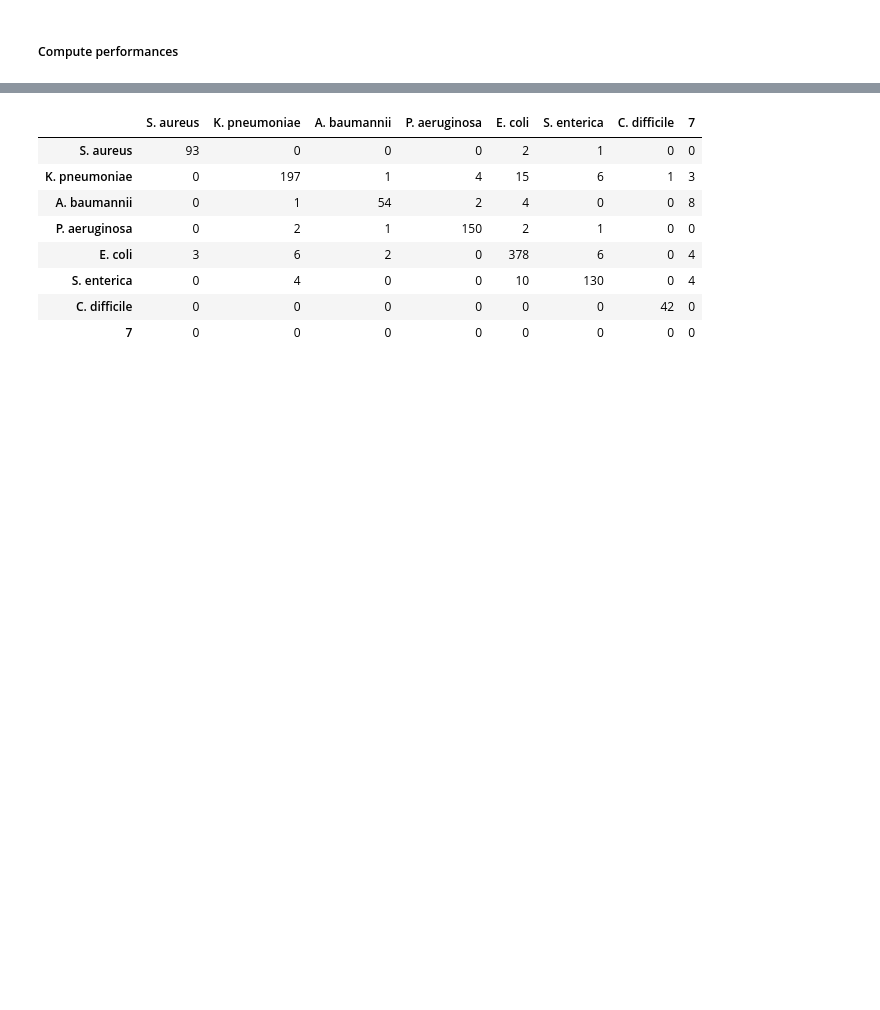
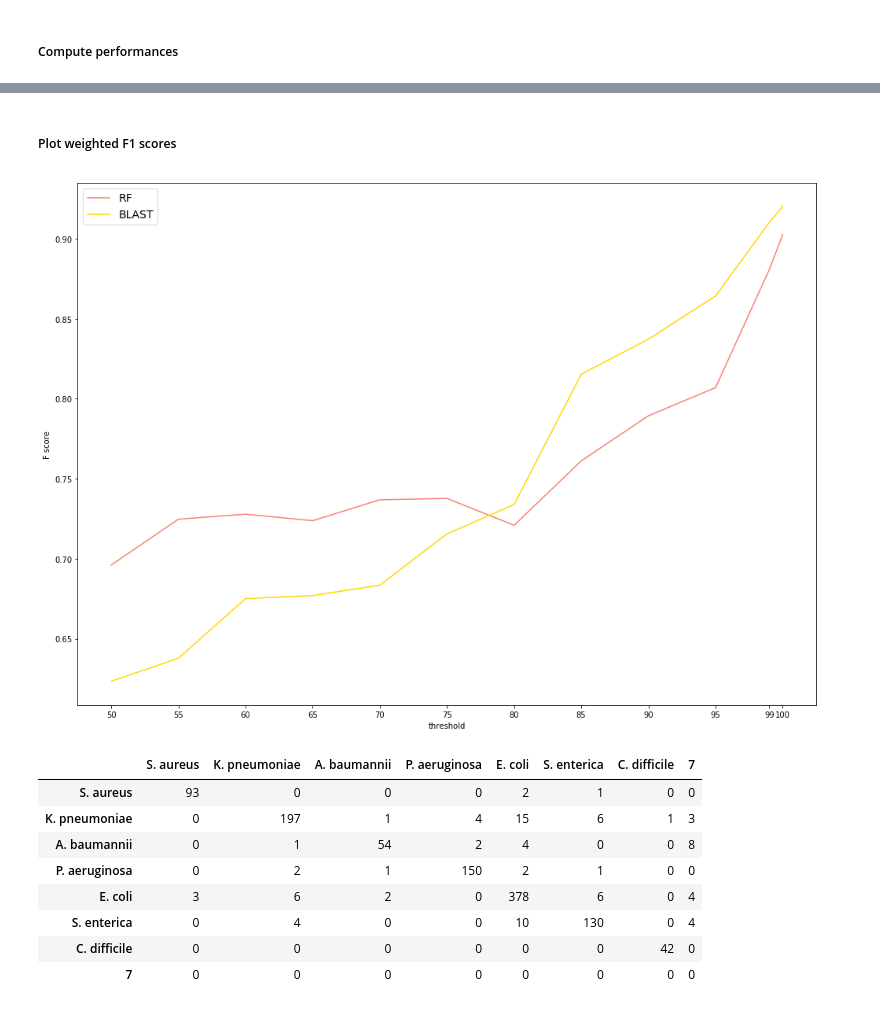
Before and after one commit to dimiboeckaerts/BacteriophageHostPrediction, a Jupyter notebook: RBP_host_prediction.ipynb, the cells around one changed output, grey strips where cells are left out. Saved outputs shown, nothing was run; the diff lists cells and outputs as text; code cells hidden in the pictures; blank space fills up the shorter version.

```diff
--- a/RBP_host_prediction.ipynb
+++ b/RBP_host_prediction.ipynb
@@ -559,7 +596,7 @@ In this section, a comparison is made between a random forest model (best perfor
 logo = LeaveOneGroupOut()
 inner_cv = GroupKFold(n_splits=4)
 score_acc = make_scorer(accuracy_score)
-groups_array = RBP_f.define_groups(alignment_scores, threshold=0.95)
+groups_array = RBP_f.define_groups(alignment_scores, threshold=0.50)
 
 features_standardized = features.copy() # standardize features first
 scaler = StandardScaler().fit_transform(features_standardized)
@@ -601,7 +638,7 @@ for train_ind, test_ind in logo.split(X, y, groups_array):
     ml_probs = final_model.predict_proba(X_test)
 
     # make BLAST prediction
-    blast_preds = RBP_f.blast_local(train_ind, test_ind, fibers)
+    blast_preds = blast_local(train_ind, test_ind, fibers)
 
     # append lists to check later
     for i,index in enumerate(test_ind):
@@ -708,9 +745,6 @@ for i, blast_pred in enumerate(preds_comparison['blast_pred']):
         blast_pred_g_num.append(8)
 preds_comparison['blast_pred_num'] = blast_pred_num
 preds_comparison['blast_pred_g_num'] = blast_pred_g_num
-# %%
-#preds_comparison.to_csv('LOOCV_comparison_complete_real.csv', index=False)
-preds_comparison = pd.read_csv('LOOCV_comparison_complete.csv')
 # %% [raw]
 # broad spectrum salmonella phages: 80, 118
 preds_comparison.iloc[118,]['probs']
@@ -829,3 +759,44 @@ f1:  0.8898120189090877
+# %%
+classes = [dummies.count(0), dummies.count(1), dummies.count(2), dummies.count(3), dummies.count(4), dummies.count(5), dummies.count(6)]
+#threshold_list = [70, 75, 80, 85, 90, 95, 99, 100]
+threshold_list = [50, 55, 60, 65, 70, 75, 80, 85, 90, 95, 99, 100]
+f1_blast_list = []
+f1_ml_list = []
+
+for threshold in threshold_list:
+    id_string = str(threshold)
+    preds_comparison = pd.read_csv('LOGOCV_comparison_'+id_string+'%.csv')
+
+    # compute F1 scores
+    f1_blast_l = list(f1_score(preds_comparison['true_label'], preds_comparison['blast_pred'], average=None))
+    f1_ml_l = list(f1_score(preds_comparison['true_label'], preds_comparison['ml_pred'], average=None))
+    f1_blast = sum([a*b for a,b in zip(f1_blast_l, classes)])/sum(classes)
+    f1_ml = sum([a*b for a,b in zip(f1_ml_l, classes)])/sum(classes)
+
+    f1_blast_list.append(f1_blast)
+    f1_ml_list.append(f1_ml)
+# %% [markdown]
+##### Plot weighted F1 scores
+# %%
+Fscore_LOGOCV = np.array([f1_ml_list, f1_blast_list])
+fig, ax1 = plt.subplots(figsize=(14,10))
+colors = ['salmon', 'gold']
+models = ['RF', 'BLAST']
+
+for i, item in enumerate(Fscore_LOGOCV):
+    performances_i = Fscore_LOGOCV[i,:]
+    ax1.plot(threshold_list, performances_i, color=colors[i])
+
+ax1.set_xticks(threshold_list)
+ax1.set_xlabel('threshold')
+ax1.set_ylabel('F score')
+ax1.legend(models, fontsize=14)
+
+fig.tight_layout()
+plt.show()
+fig.savefig('results_LOGOCV_plot.png', dpi=400)
+# %% [output]
+[figure, added]
 # %%
 # confusion matrix ML predictions
 cm = pd.DataFrame(confusion_matrix(preds_comparison['true_label_num'], preds_comparison['ml_pred_0.5'])) # rows actual classes; columns predicted classes
```
Also changed, not shown: parts of 19 cells of this notebook, 1 other file.
